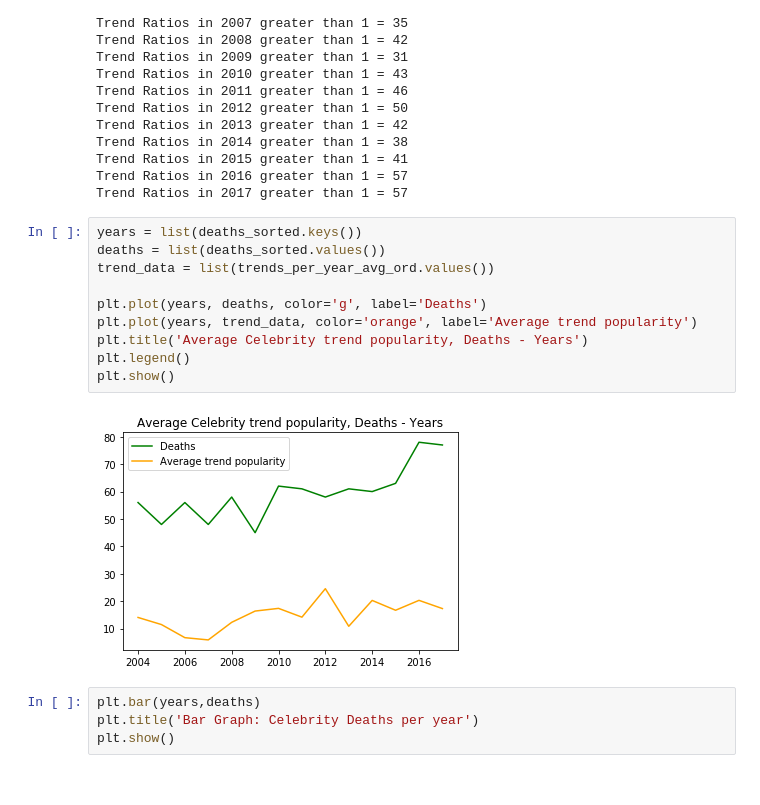
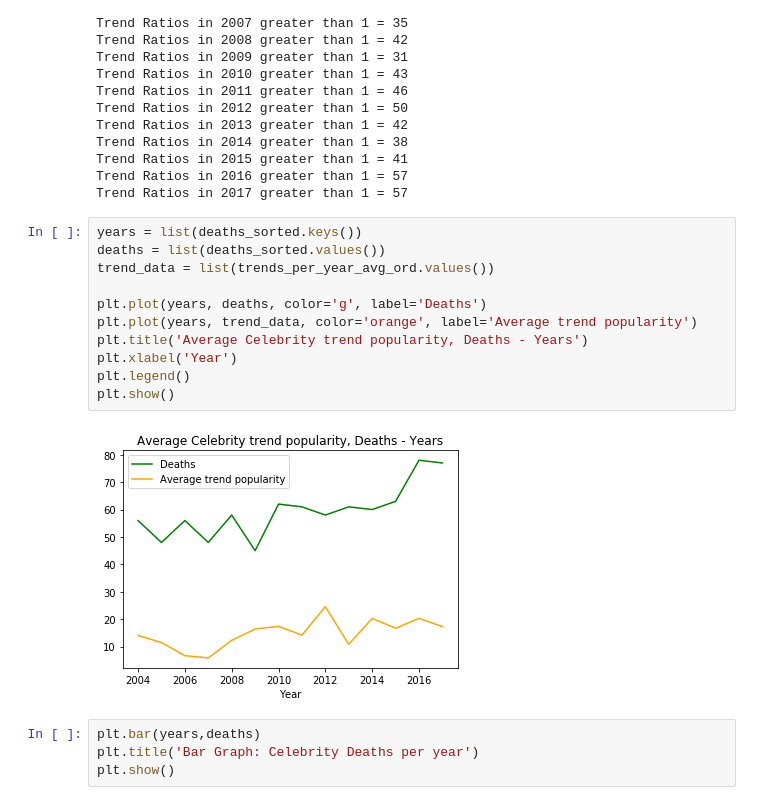
Before and after one commit to KennyWibowo/CelebrityDeathDataScience, a Jupyter notebook: FinalProject.ipynb, the cells around one changed output. Cells and saved outputs as stored; diff of their text form.

```diff
--- a/FinalProject.ipynb
+++ b/FinalProject.ipynb
@@ -397,15 +405,16 @@ Trend Ratios in 2017 greater than 1 = 57
 # %%
 years = list(deaths_sorted.keys())
 deaths = list(deaths_sorted.values())
 trend_data = list(trends_per_year_avg_ord.values())
 
 plt.plot(years, deaths, color='g', label='Deaths')
 plt.plot(years, trend_data, color='orange', label='Average trend popularity')
 plt.title('Average Celebrity trend popularity, Deaths - Years')
+plt.xlabel('Year')
 plt.legend()
 plt.show()
 # %% [output]
-[figure, old version]
+[figure, new version]
 # %%
 plt.bar(years,deaths)
 plt.title('Bar Graph: Celebrity Deaths per year')
```
Also changed, not shown: parts of 3 cells of this notebook.
